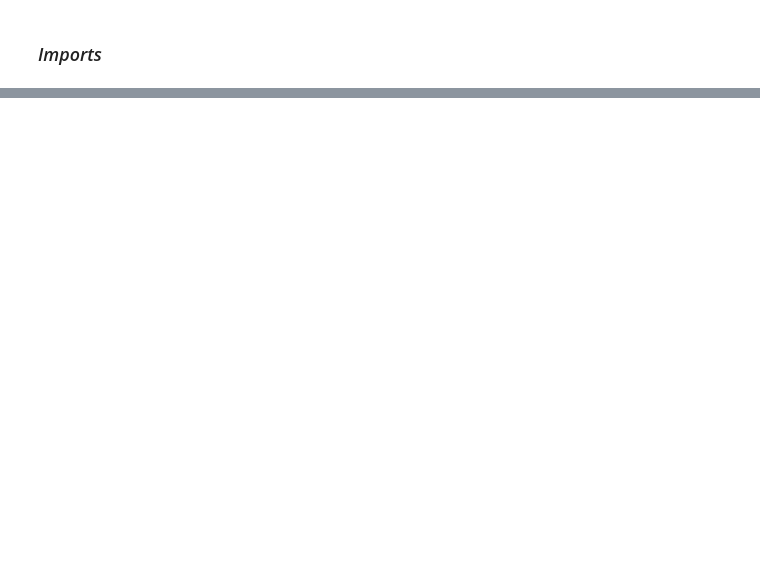
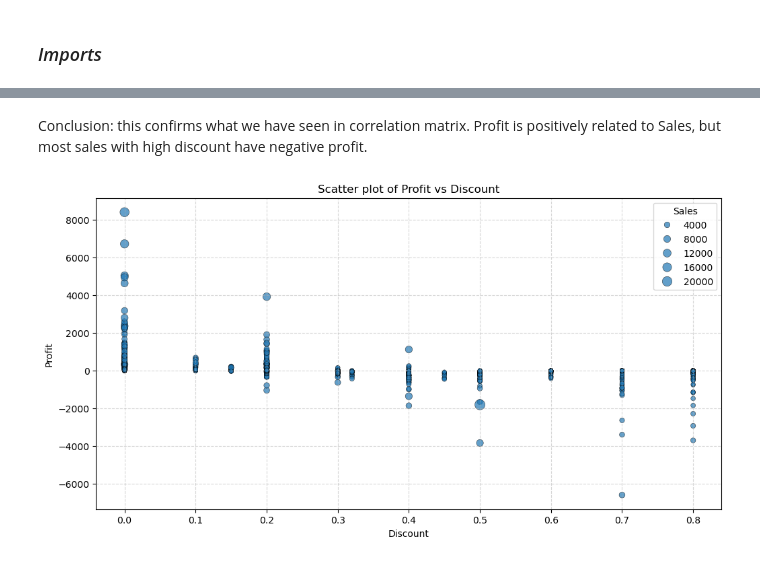
Before and after one commit to Kristinawk/final_project_ETL_Analytics, a Jupyter notebook: notebooks/02_preliminary_eda.ipynb, the cells around one changed output, grey strips where cells are left out. Drawn from its saved outputs; the diff is of its cells as text; code cells hidden in the pictures; blank space fills up the shorter version.

```diff
--- a/notebooks/02_preliminary_eda.ipynb
+++ b/notebooks/02_preliminary_eda.ipynb
@@ -58,0 +152,16 @@ cat_vars = [col for col in df.columns if col not in num_vars]
+# %% [markdown]
+Conclusion: this confirms what we have seen in correlation matrix. Profit is positively related to Sales, but most sales with high discount have negative profit.
+# %%
+# Scatter plot - Profit vs Discount:
+
+plt.figure(figsize=(12, 6))
+sns.scatterplot(data=df, y='Profit', x='Discount', palette='viridis', size='Sales',
+               sizes=(20, 120), edgecolor='black', linewidth=0.4, alpha=0.7)
+
+plt.title('Scatter plot of Profit vs Discount')
+plt.xlabel('Discount')
+plt.ylabel('Profit')
+
+plt.grid(True, linestyle='--', alpha=0.5)
+# %% [output]
+[figure, added]
```
Also changed, not shown: parts of 35 cells of this notebook, 2 other files.
